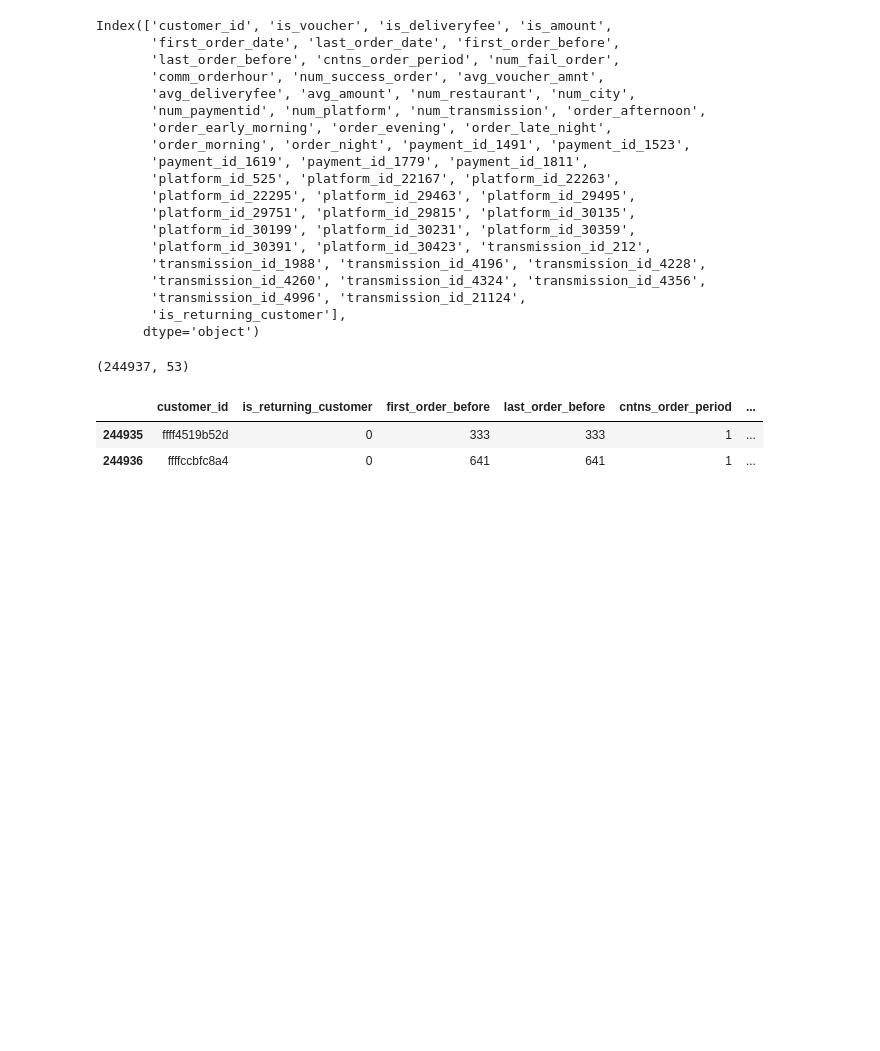
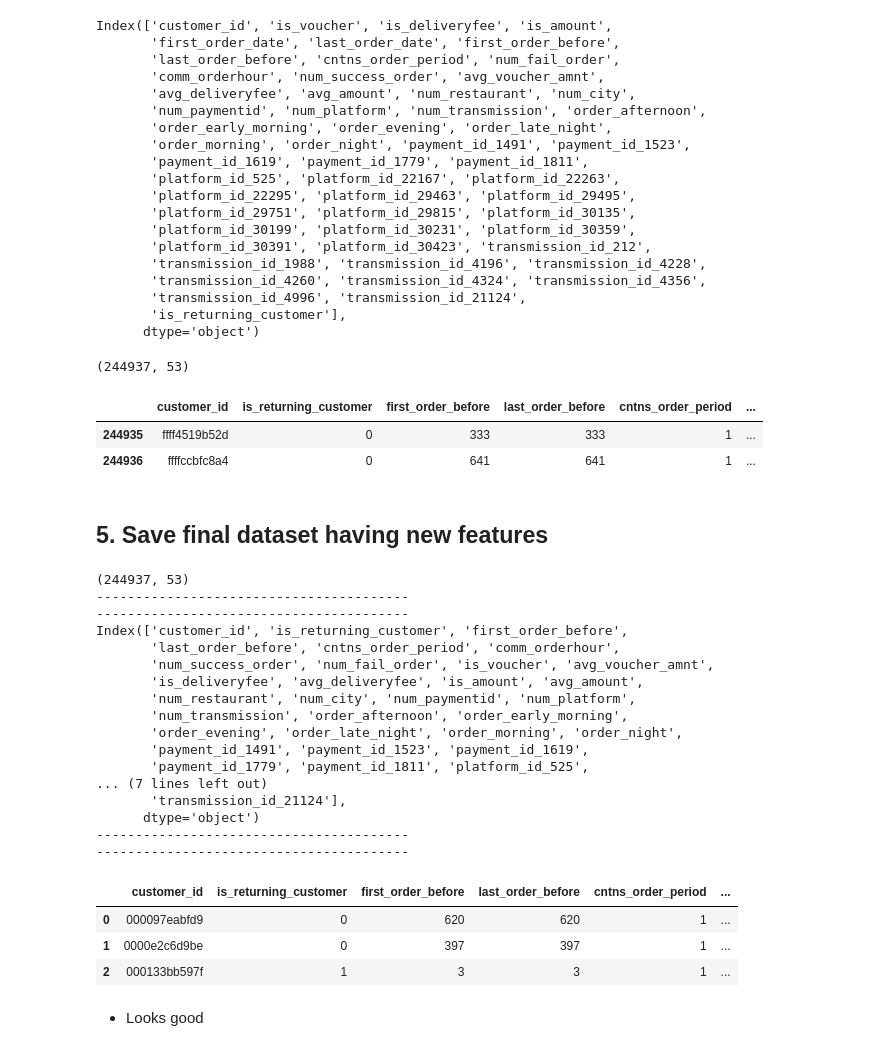
Before and after one commit to ashutosh3060/returning-customer-prediction, a Jupyter notebook: data_transformation.ipynb, the cells around one changed output. Cells and saved outputs as stored; diff of their text form; code cells hidden in the pictures; blank space fills up the shorter version.

Commit message:
Save final dataset as a csv file

```diff
--- a/data_transformation.ipynb
+++ b/data_transformation.ipynb
@@ -720,3 +722,5 @@ df_new_ftr.tail(2)
 |  | customer_id | is_returning_customer | first_order_before | last_order_before | cntns_order_period | ... |
 | 244935 | ffff4519b52d | 0 | 333 | 333 | 1 | ... |
 | 244936 | ffffccbfc8a4 | 0 | 641 | 641 | 1 | ... |
+# %% [markdown]
+## 5. Save final dataset having new features
@@ -722,0 +730,35 @@ df_new_ftr.tail(2)
+# %%
+# Cross-check the data in csv file
+
+df_customer_order_label = pd.read_csv('customer_order_label.csv')
+print(df_customer_order_label.shape)
+print('--'*20)
+print('--'*20)
+print(df_customer_order_label.columns)
+print('--'*20)
+print('--'*20)
+df_customer_order_label.head(3)
+# %% [output]
+(244937, 53)
+----------------------------------------
+----------------------------------------
+Index(['customer_id', 'is_returning_customer', 'first_order_before',
+       'last_order_before', 'cntns_order_period', 'comm_orderhour',
+       'num_success_order', 'num_fail_order', 'is_voucher', 'avg_voucher_amnt',
+       'is_deliveryfee', 'avg_deliveryfee', 'is_amount', 'avg_amount',
+       'num_restaurant', 'num_city', 'num_paymentid', 'num_platform',
+       'num_transmission', 'order_afternoon', 'order_early_morning',
+       'order_evening', 'order_late_night', 'order_morning', 'order_night',
+       'payment_id_1491', 'payment_id_1523', 'payment_id_1619',
+       'payment_id_1779', 'payment_id_1811', 'platform_id_525',
+... (7 lines left out)
+       'transmission_id_21124'],
+      dtype='object')
+----------------------------------------
+----------------------------------------
+|  | customer_id | is_returning_customer | first_order_before | last_order_before | cntns_order_period | ... |
+| 0 | 000097eabfd9 | 0 | 620 | 620 | 1 | ... |
+| 1 | 0000e2c6d9be | 0 | 397 | 397 | 1 | ... |
+| 2 | 000133bb597f | 1 | 3 | 3 | 1 | ... |
+# %% [markdown]
+* Looks good
```
Also changed, not shown: parts of 3 cells of this notebook.
